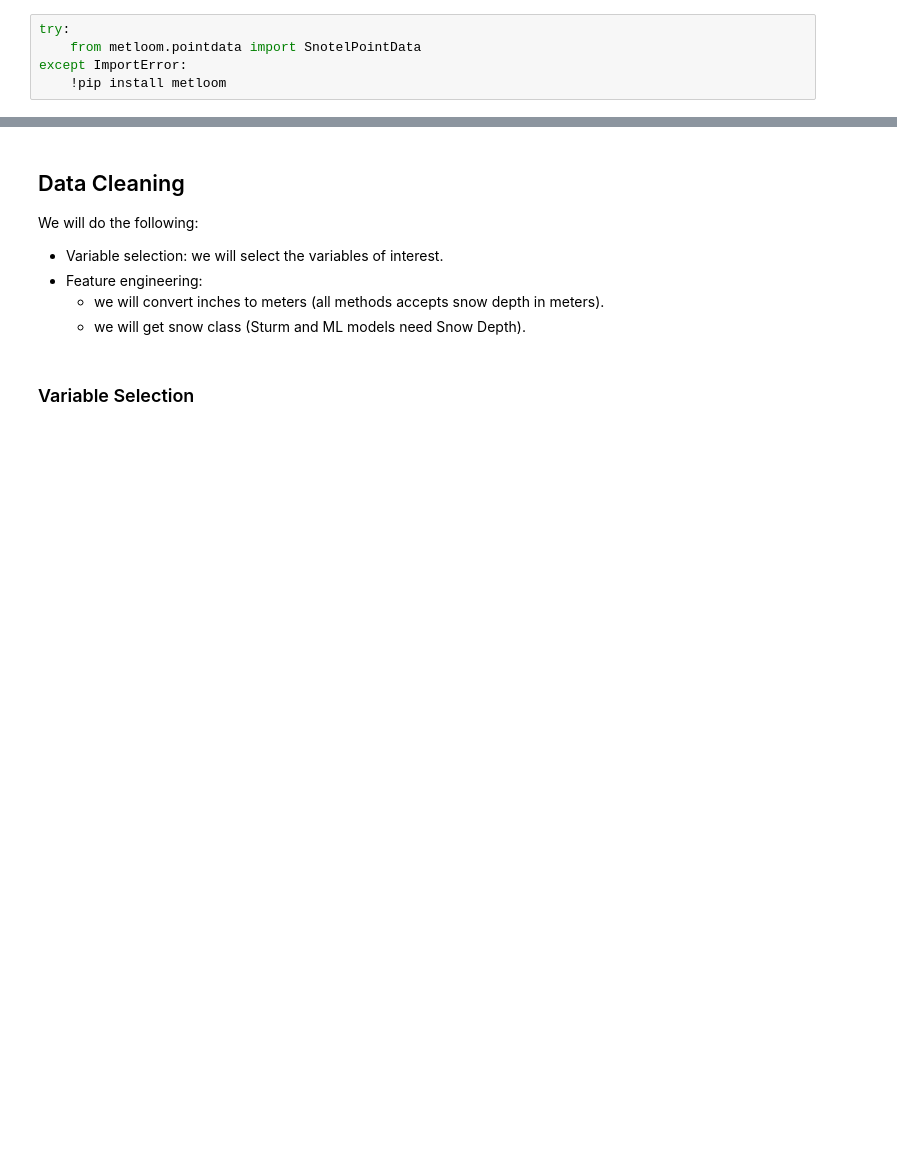
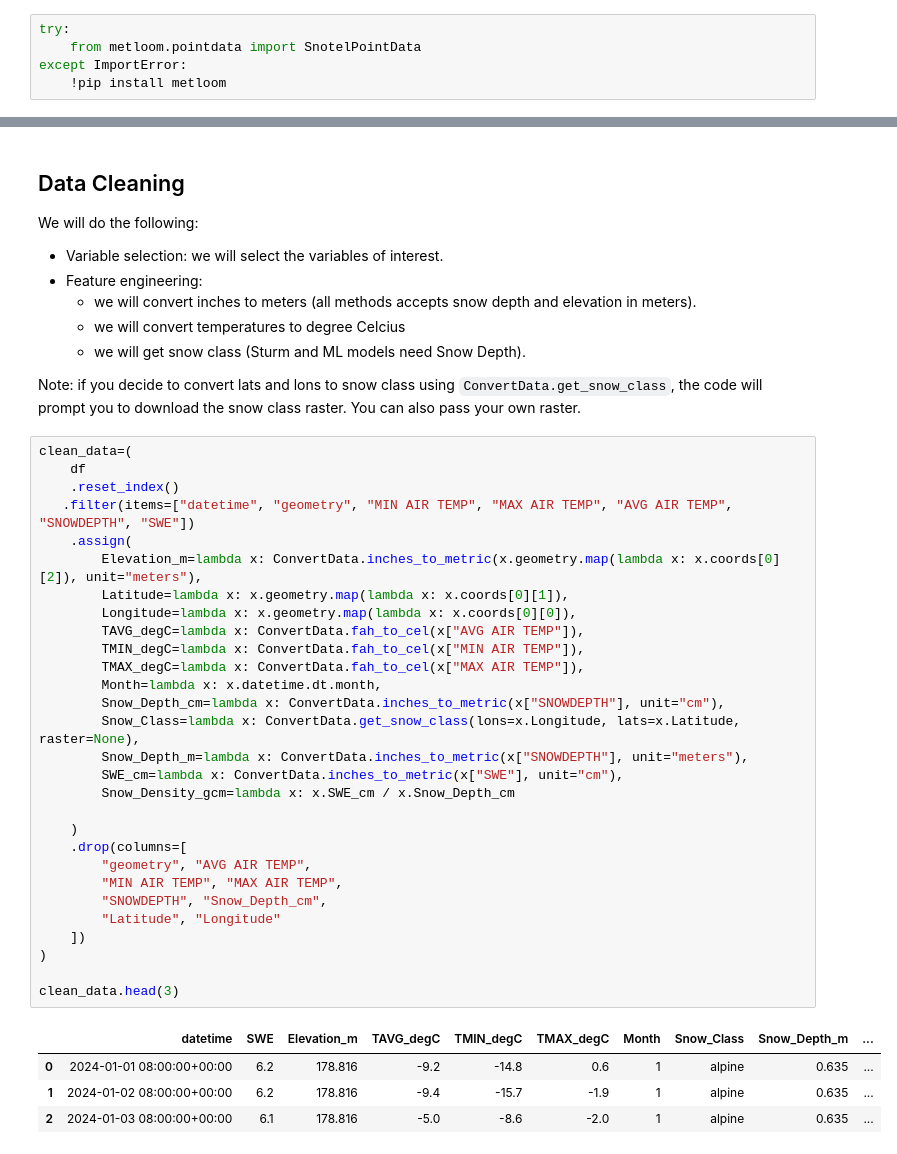
Before and after one commit to Ibrahim-Ola/snow_density_ai, a Jupyter notebook: examples/density_prediction.ipynb, the cells around one changed output, grey strips where cells are left out. Cells and saved outputs as stored; diff of their text form; blank space fills up the shorter version.

```diff
--- a/examples/density_prediction.ipynb
+++ b/examples/density_prediction.ipynb
@@ -58,7 +60,42 @@ We will do the following:
 
 * Variable selection: we will select the variables of interest.
 * Feature engineering:
-    - we will convert inches to meters (all methods accepts snow depth in meters).
+    - we will convert inches to meters (all methods accepts snow depth and elevation in meters).
+    - we will convert temperatures to degree Celcius
     - we will get snow class (Sturm and ML models need Snow Depth).
+
+Note: if you decide to convert lats and lons to snow class using `ConvertData.get_snow_class`, the code will prompt you to download the snow class raster. You can also pass your own raster.
-# %% [markdown]
-### Variable Selection
+# %%
+clean_data=(
+    df
+    .reset_index()
+   .filter(items=["datetime", "geometry", "MIN AIR TEMP", "MAX AIR TEMP", "AVG AIR TEMP", "SNOWDEPTH", "SWE"])
+    .assign(
+        Elevation_m=lambda x: ConvertData.inches_to_metric(x.geometry.map(lambda x: x.coords[0][2]), unit="meters"),
+        Latitude=lambda x: x.geometry.map(lambda x: x.coords[0][1]),
+        Longitude=lambda x: x.geometry.map(lambda x: x.coords[0][0]),
+        TAVG_degC=lambda x: ConvertData.fah_to_cel(x["AVG AIR TEMP"]),
+        TMIN_degC=lambda x: ConvertData.fah_to_cel(x["MIN AIR TEMP"]),
+        TMAX_degC=lambda x: ConvertData.fah_to_cel(x["MAX AIR TEMP"]),
+        Month=lambda x: x.datetime.dt.month,
+        Snow_Depth_cm=lambda x: ConvertData.inches_to_metric(x["SNOWDEPTH"], unit="cm"),
+        Snow_Class=lambda x: ConvertData.get_snow_class(lons=x.Longitude, lats=x.Latitude, raster=None),
+        Snow_Depth_m=lambda x: ConvertData.inches_to_metric(x["SNOWDEPTH"], unit="meters"),
+        SWE_cm=lambda x: ConvertData.inches_to_metric(x["SWE"], unit="cm"),
+        Snow_Density_gcm=lambda x: x.SWE_cm / x.Snow_Depth_cm
+
+    )
+    .drop(columns=[
+        "geometry", "AVG AIR TEMP",
+        "MIN AIR TEMP", "MAX AIR TEMP",
+        "SNOWDEPTH", "Snow_Depth_cm",
+        "Latitude", "Longitude"
+    ])
+)
+
+clean_data.head(3)
+# %% [output]
+|  | datetime | SWE | Elevation_m | TAVG_degC | TMIN_degC | TMAX_degC | Month | Snow_Class | Snow_Depth_m | ... |
+| 0 | 2024-01-01 08:00:00+00:00 | 6.2 | 178.816 | -9.2 | -14.8 | 0.6 | 1 | alpine | 0.635 | ... |
+| 1 | 2024-01-02 08:00:00+00:00 | 6.2 | 178.816 | -9.4 | -15.7 | -1.9 | 1 | alpine | 0.635 | ... |
+| 2 | 2024-01-03 08:00:00+00:00 | 6.1 | 178.816 | -5.0 | -8.6 | -2.0 | 1 | alpine | 0.635 | ... |
```
Also changed, not shown: parts of 12 cells of this notebook.
